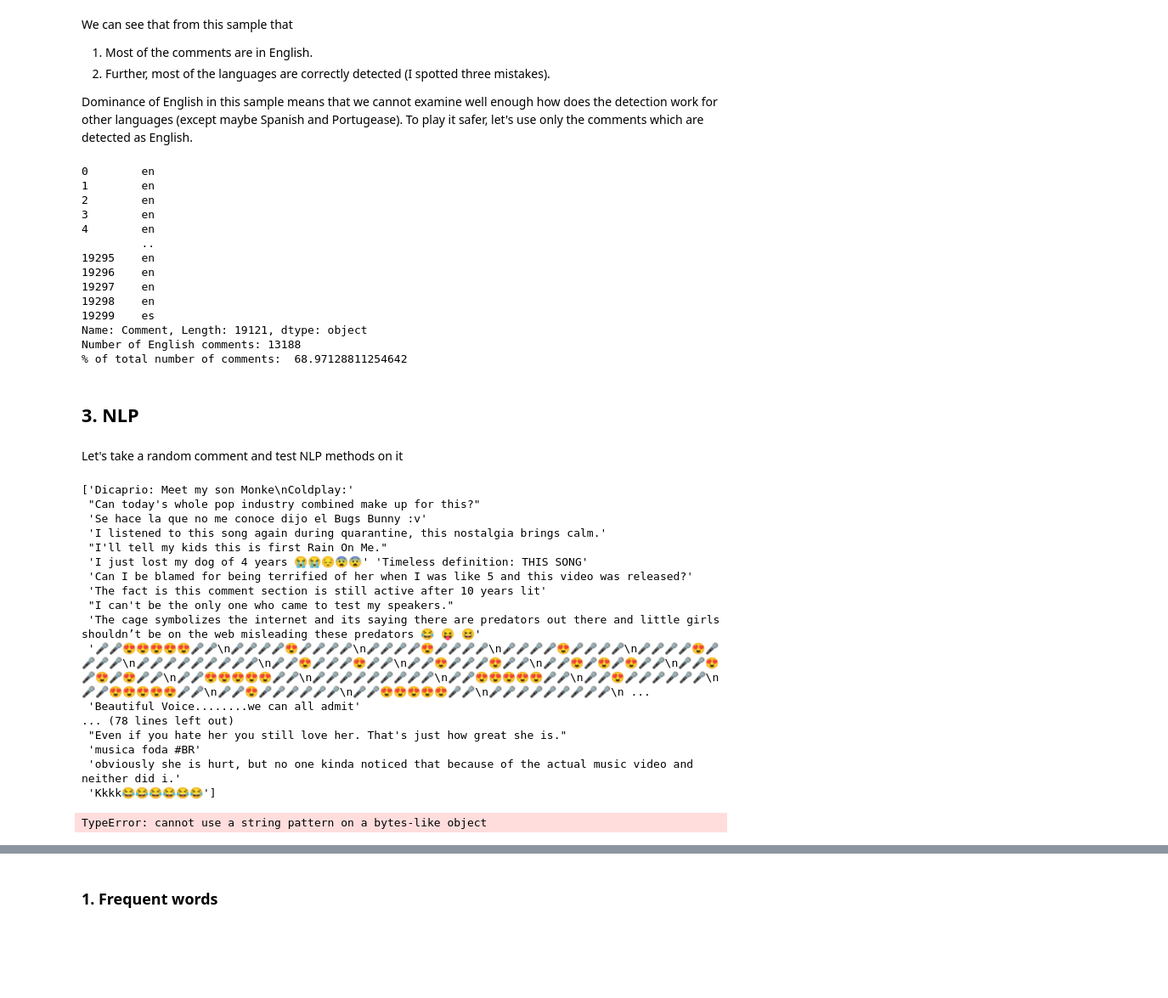
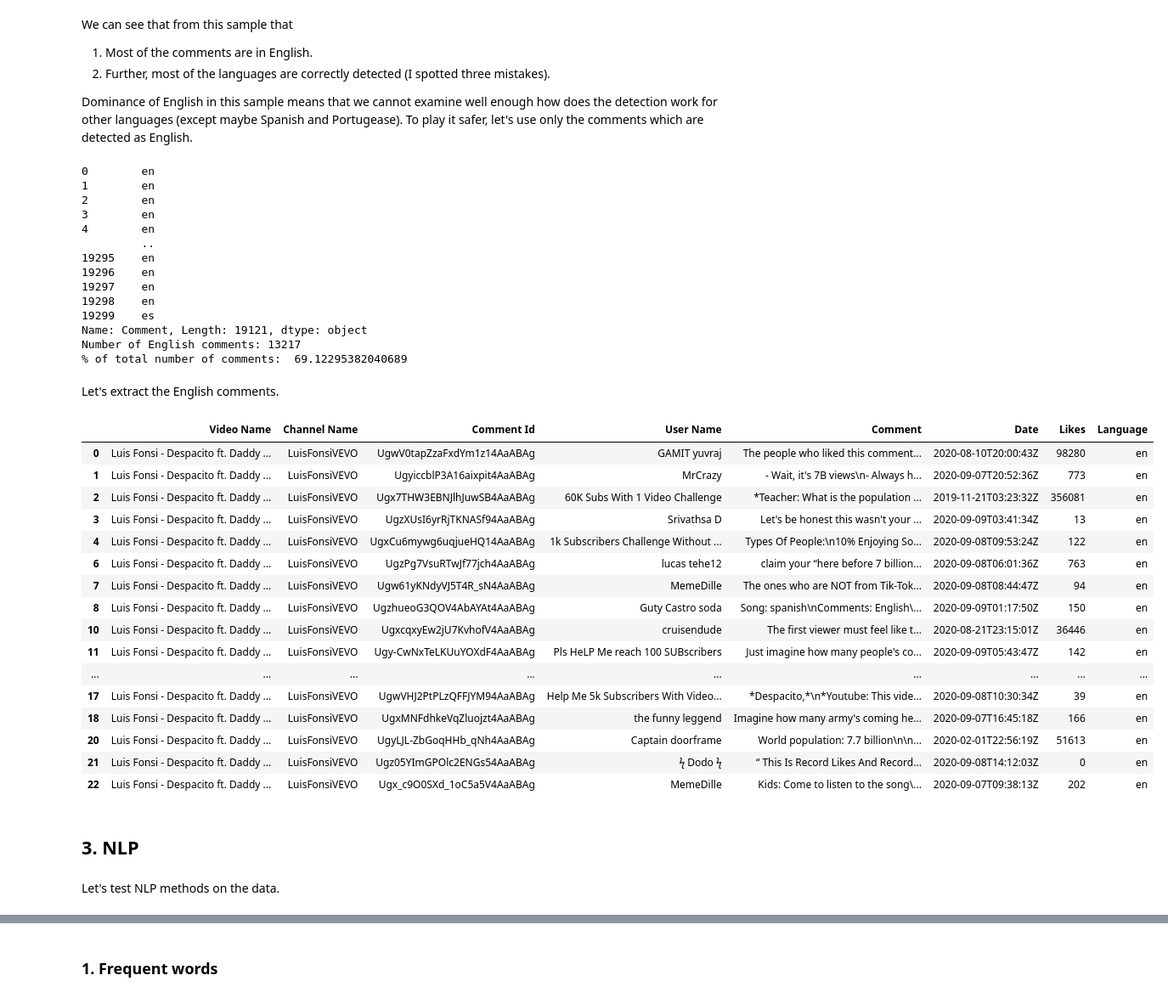
Before and after one commit to bonskotti/ytube-comments, a Jupyter notebook: youtube_comments.ipynb, the cells around one changed output, grey strips where cells are left out. Shown at 85% size. Drawn from its saved outputs; the diff is of its cells as text; code cells hidden in the pictures; blank space fills up the shorter version.

```diff
--- a/youtube_comments.ipynb
+++ b/youtube_comments.ipynb
@@ -225,6 +228,7 @@ def detect_lang(comment: str):
 
 # apply detection for each comment
 lang = data['Comment'].apply(detect_lang)
+data['Language'] = lang
 # %%
 print(lang)
 print("Number of English comments:", len(lang[lang=='en']))
@@ -242,34 +246,32 @@ print("% of total number of comments: ", (len(lang[lang=='en']) / len(data)) * 1
 19298    en
 19299    es
 Name: Comment, Length: 19121, dtype: object
-Number of English comments: 13188
-% of total number of comments:  68.97128811254642
+Number of English comments: 13217
+% of total number of comments:  69.12295382040689
+# %% [markdown]
+Let's extract the English comments.
+# %%
+data_en = data[data['Language'] == 'en'].copy()
+data_en.head(20)
+# %% [output]
+|  | Video Name | Channel Name | Comment Id | User Name | Comment | Date | Likes | Language |
+| 0 | Luis Fonsi - Despacito ft. Daddy ... | LuisFonsiVEVO | UgwV0tapZzaFxdYm1z14AaABAg | GAMIT yuvraj | The people who liked this comment... | 2020-08-10T20:00:43Z | 98280 | en |
+| 1 | Luis Fonsi - Despacito ft. Daddy ... | LuisFonsiVEVO | UgyiccblP3A16aixpit4AaABAg | MrCrazy | - Wait, it's 7B views\n- Always h... | 2020-09-07T20:52:36Z | 773 | en |
+| 2 | Luis Fonsi - Despacito ft. Daddy ... | LuisFonsiVEVO | Ugx7THW3EBNJlhJuwSB4AaABAg | 60K Subs With 1 Video Challenge | *Teacher: What is the population ... | 2019-11-21T03:23:32Z | 356081 | en |
+| 3 | Luis Fonsi - Despacito ft. Daddy ... | LuisFonsiVEVO | UgzXUsI6yrRjTKNASf94AaABAg | Srivathsa D | Let's be honest this wasn't your ... | 2020-09-09T03:41:34Z | 13 | en |
+| 4 | Luis Fonsi - Despacito ft. Daddy ... | LuisFonsiVEVO | UgxCu6mywg6uqjueHQ14AaABAg | 1k Subscribers Challenge Without ... | Types Of People:\n10% Enjoying So... | 2020-09-08T09:53:24Z | 122 | en |
+| 6 | Luis Fonsi - Despacito ft. Daddy ... | LuisFonsiVEVO | UgzPg7VsuRTwJf77jch4AaABAg | lucas tehe12 | claim your “here before 7 billion... | 2020-09-08T06:01:36Z | 763 | en |
+| 7 | Luis Fonsi - Despacito ft. Daddy ... | LuisFonsiVEVO | Ugw61yKNdyVJ5T4R_sN4AaABAg | MemeDille | The ones who are NOT from Tik-Tok... | 2020-09-08T08:44:47Z | 94 | en |
+| 8 | Luis Fonsi - Despacito ft. Daddy ... | LuisFonsiVEVO | UgzhueoG3QOV4AbAYAt4AaABAg | Guty Castro soda | Song: spanish\nComments: English\... | 2020-09-09T01:17:50Z | 150 | en |
+| 10 | Luis Fonsi - Despacito ft. Daddy ... | LuisFonsiVEVO | UgxcqxyEw2jU7KvhofV4AaABAg | cruisendude | The first viewer must feel like t... | 2020-08-21T23:15:01Z | 36446 | en |
+| 11 | Luis Fonsi - Despacito ft. Daddy ... | LuisFonsiVEVO | Ugy-CwNxTeLKUuYOXdF4AaABAg | Pls HeLP Me reach 100 SUBscribers | Just imagine how many people's co... | 2020-09-09T05:43:47Z | 142 | en |
+| ... | ... | ... | ... | ... | ... | ... | ... | ... |
+| 17 | Luis Fonsi - Despacito ft. Daddy ... | LuisFonsiVEVO | UgwVHJ2PtPLzQFFJYM94AaABAg | Help Me 5k Subscribers With Video... | *Despacito,*\n*Youtube: This vide... | 2020-09-08T10:30:34Z | 39 | en |
+| 18 | Luis Fonsi - Despacito ft. Daddy ... | LuisFonsiVEVO | UgxMNFdhkeVqZluojzt4AaABAg | the funny leggend | Imagine how many army's coming he... | 2020-09-07T16:45:18Z | 166 | en |
+| 20 | Luis Fonsi - Despacito ft. Daddy ... | LuisFonsiVEVO | UgyLJL-ZbGoqHHb_qNh4AaABAg | Captain doorframe | World population: 7.7 billion\n\n... | 2020-02-01T22:56:19Z | 51613 | en |
+| 21 | Luis Fonsi - Despacito ft. Daddy ... | LuisFonsiVEVO | Ugz05YImGPOlc2ENGs54AaABAg | ϟ Dodo ϟ | “ This Is Record Likes And Record... | 2020-09-08T14:12:03Z | 0 | en |
+| 22 | Luis Fonsi - Despacito ft. Daddy ... | LuisFonsiVEVO | Ugx_c9O0SXd_1oC5a5V4AaABAg | MemeDille | Kids: Come to listen to the song\... | 2020-09-07T09:38:13Z | 202 | en |
 # %% [markdown]
 ## 3. NLP
 # %% [markdown]
-Let's take a random comment and test NLP methods on it
+Let's test NLP methods on the data.
-# %%
-comment = data.sample(n=100)['Comment'].values
-print(comment)
-# %% [output]
-['Dicaprio: Meet my son Monke\nColdplay:'
- "Can today's whole pop industry combined make up for this?"
- 'Se hace la que no me conoce dijo el Bugs Bunny :v'
- 'I listened to this song again during quarantine, this nostalgia brings calm.'
- "I'll tell my kids this is first Rain On Me."
- 'I just lost my dog of 4 years 😭😭😔😨😨' 'Timeless definition: THIS SONG'
- 'Can I be blamed for being terrified of her when I was like 5 and this video was released?'
- 'The fact is this comment section is still active after 10 years lit'
- "I can't be the only one who came to test my speakers."
- 'The cage symbolizes the internet and its saying there are predators out there and little girls shouldn’t be on the web misleading these predators 😂 😝 😆'
- '🎤🎤😍😍😍😍😍🎤🎤\n🎤🎤🎤🎤😍🎤🎤🎤🎤\n🎤🎤🎤🎤😍🎤🎤🎤🎤\n🎤🎤🎤🎤😍🎤🎤🎤🎤\n🎤🎤🎤🎤😍🎤🎤🎤🎤\n🎤🎤🎤🎤🎤🎤🎤🎤🎤\n🎤🎤😍🎤🎤🎤😍🎤🎤\n🎤🎤😍🎤🎤🎤😍🎤🎤\n🎤🎤😍🎤😍🎤😍🎤🎤\n🎤🎤😍🎤😍🎤😍🎤🎤\n🎤🎤😍😍😍😍😍🎤🎤\n🎤🎤🎤🎤🎤🎤🎤🎤🎤\n🎤🎤😍😍😍😍😍🎤🎤\n🎤🎤😍🎤🎤🎤🎤🎤🎤\n🎤🎤😍😍😍😍😍🎤🎤\n🎤🎤😍🎤🎤🎤🎤🎤🎤\n🎤🎤😍😍😍😍😍🎤🎤\n🎤🎤🎤🎤🎤🎤🎤🎤🎤\n ...
- 'Beautiful Voice........we can all admit'
-... (78 lines left out)
- "Even if you hate her you still love her. That's just how great she is."
- 'musica foda #BR'
- 'obviously she is hurt, but no one kinda noticed that because of the actual music video and neither did i.'
- 'Kkkk😂😂😂😂😂😂']
-# %%
-sentences = sent_tokenize(comment)
-# %% [output]
-TypeError: cannot use a string pattern on a bytes-like object
```
Also changed, not shown: parts of 29 cells of this notebook, 1 other file.
